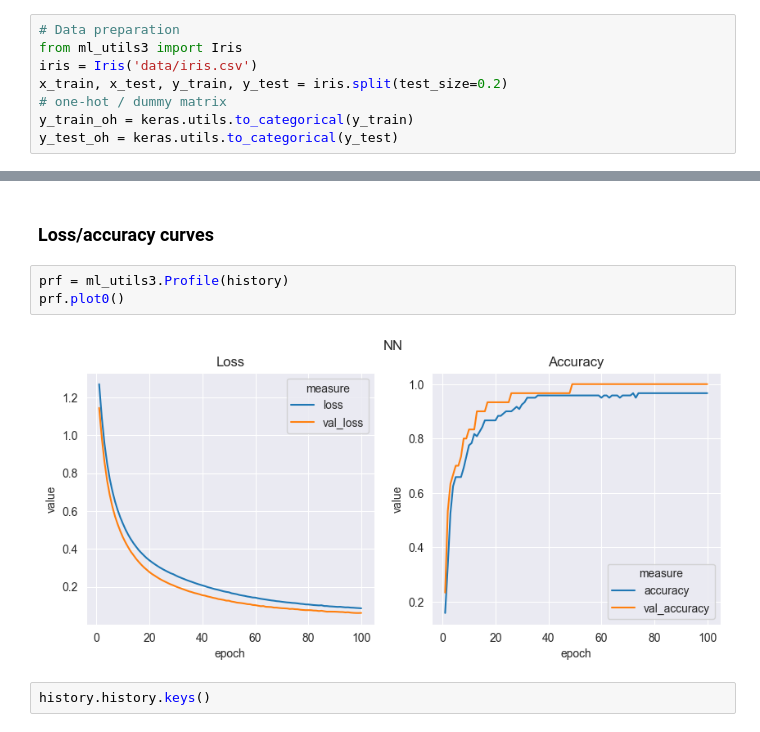
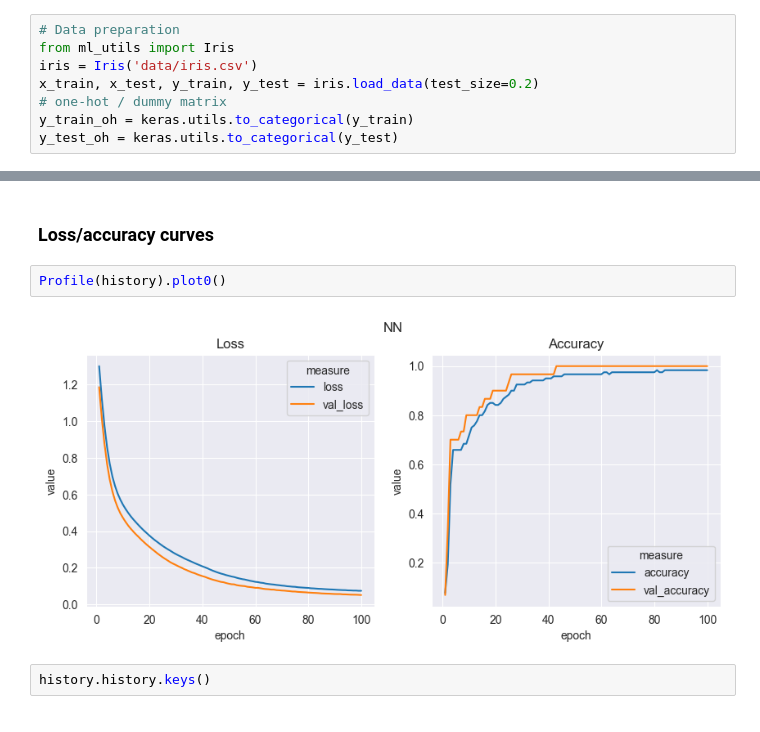
Before and after one commit to LUMC/EfDS, a Jupyter notebook: 13_ml/keras.ipynb, the cells around one changed output, grey strips where cells are left out. Saved outputs shown, nothing was run; the diff lists cells and outputs as text.

```diff
--- a/13_ml/keras.ipynb
+++ b/13_ml/keras.ipynb
@@ -54,9 +53,9 @@ import keras
 import numpy as np
 # %%
 # Data preparation
-from ml_utils3 import Iris
+from ml_utils import Iris
 iris = Iris('data/iris.csv')
-x_train, x_test, y_train, y_test = iris.split(test_size=0.2)
+x_train, x_test, y_train, y_test = iris.load_data(test_size=0.2)
 # one-hot / dummy matrix
 y_train_oh = keras.utils.to_categorical(y_train)
 y_test_oh = keras.utils.to_categorical(y_test)
@@ -109,10 +108,9 @@ history = model.fit(
 # %% [markdown]
 ### Loss/accuracy curves
 # %%
-prf = ml_utils3.Profile(history)
-prf.plot0()
+Profile(history).plot0()
 # %% [output]
-[figure, old version]
+[figure, new version]
 # %%
 history.history.keys()
 # %% [output]
```
Also changed, not shown: parts of 8 cells of this notebook, 1 other file.
